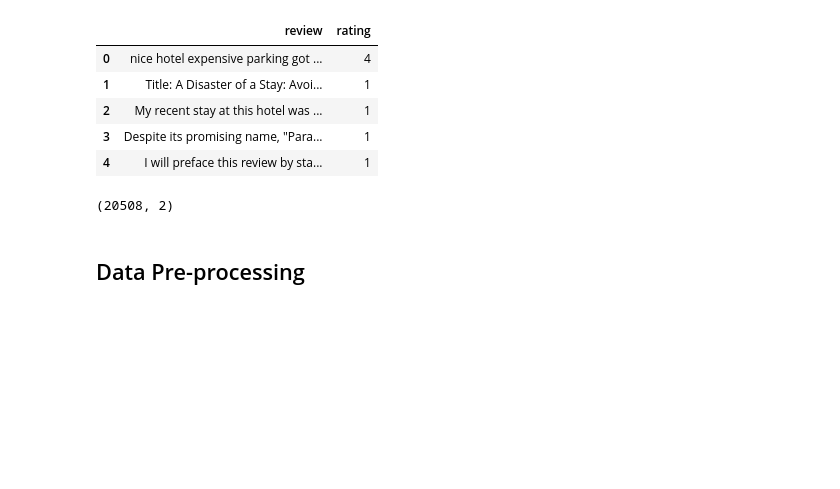
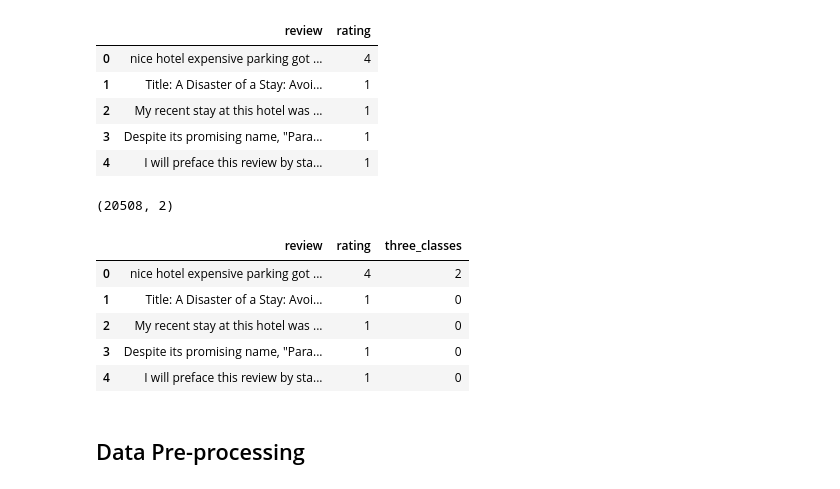
Before and after one commit to FIUBA-CEIA-18Co2024/AM1-TP, a Jupyter notebook: pre_processing.ipynb, the cells around one changed output. Cells and saved outputs as stored; diff of their text form; code cells hidden in the pictures; blank space fills up the shorter version.

Commit message:
add separation in three classes

```diff
--- a/pre_processing.ipynb
+++ b/pre_processing.ipynb
@@ -84,6 +66,21 @@ df.head(5)
 df.shape
 # %% [output]
 (20508, 2)
+# %%
+df['three_classes'] = df['rating'].replace({
+    1: 0, 2: 0,  # Agrupa 1 y 2 como 0
+    3: 1,        # Deja 3 como 1
+    4: 2, 5: 2   # Agrupa 4 y 5 como 2
+})
+# %%
+df.head()
+# %% [output]
+|  | review | rating | three_classes |
+| 0 | nice hotel expensive parking got ... | 4 | 2 |
+| 1 | Title: A Disaster of a Stay: Avoi... | 1 | 0 |
+| 2 | My recent stay at this hotel was ... | 1 | 0 |
+| 3 | Despite its promising name, "Para... | 1 | 0 |
+| 4 | I will preface this review by sta... | 1 | 0 |
 # %% [markdown]
 ## Data Pre-processing
 # %% [markdown]
```
Also changed, not shown: parts of 4 cells of this notebook.
